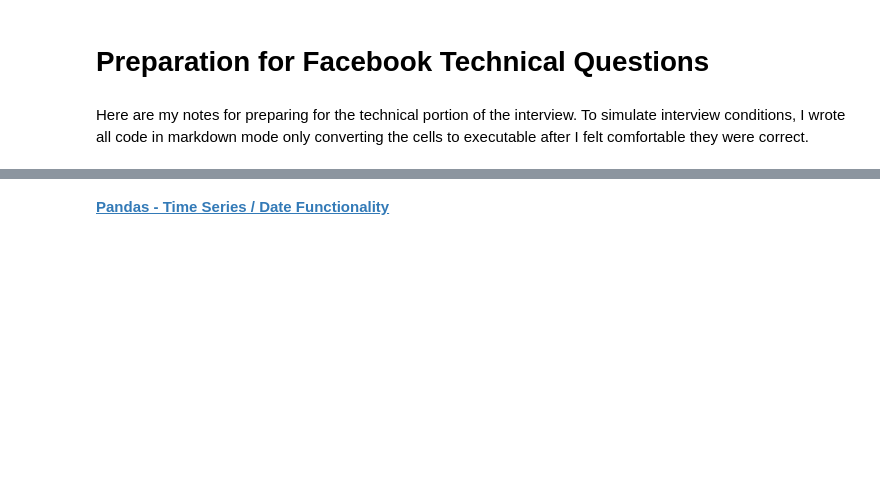
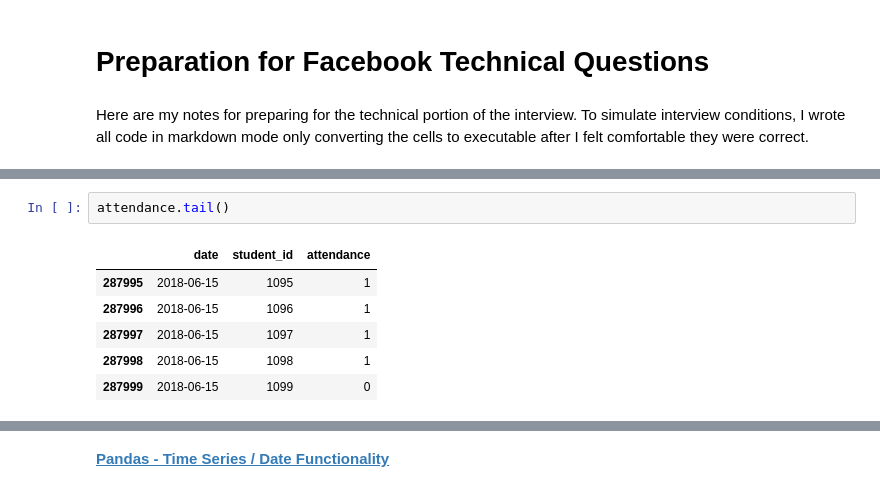
Before and after one commit to caseyjconger/interview_prep, a Jupyter notebook: notebooks/facebook/Facebook_Technical.ipynb, the cells around one changed output, grey strips where cells are left out. Drawn from its saved outputs; the diff is of its cells as text; blank space fills up the shorter version.

```diff
--- a/notebooks/facebook/Facebook_Technical.ipynb
+++ b/notebooks/facebook/Facebook_Technical.ipynb
@@ -4,0 +127,9 @@ Here are my notes for preparing for the technical portion of the interview. To s
+# %%
+attendance.tail()
+# %% [output]
+|  | date | student_id | attendance |
+| 287995 | 2018-06-15 | 1095 | 1 |
+| 287996 | 2018-06-15 | 1096 | 1 |
+| 287997 | 2018-06-15 | 1097 | 1 |
+| 287998 | 2018-06-15 | 1098 | 1 |
+| 287999 | 2018-06-15 | 1099 | 0 |
```
Also changed, not shown: parts of 39 cells of this notebook.
